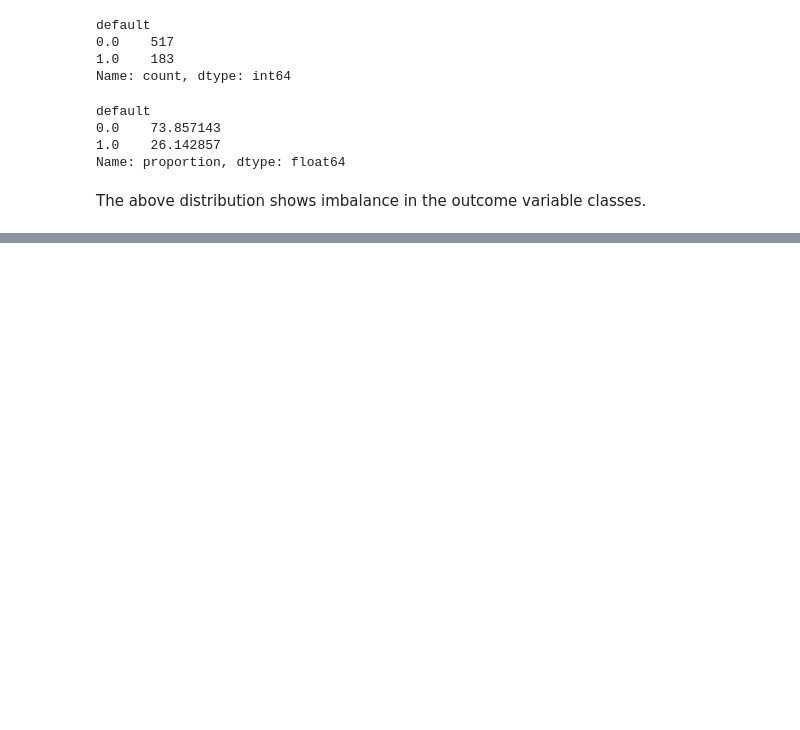
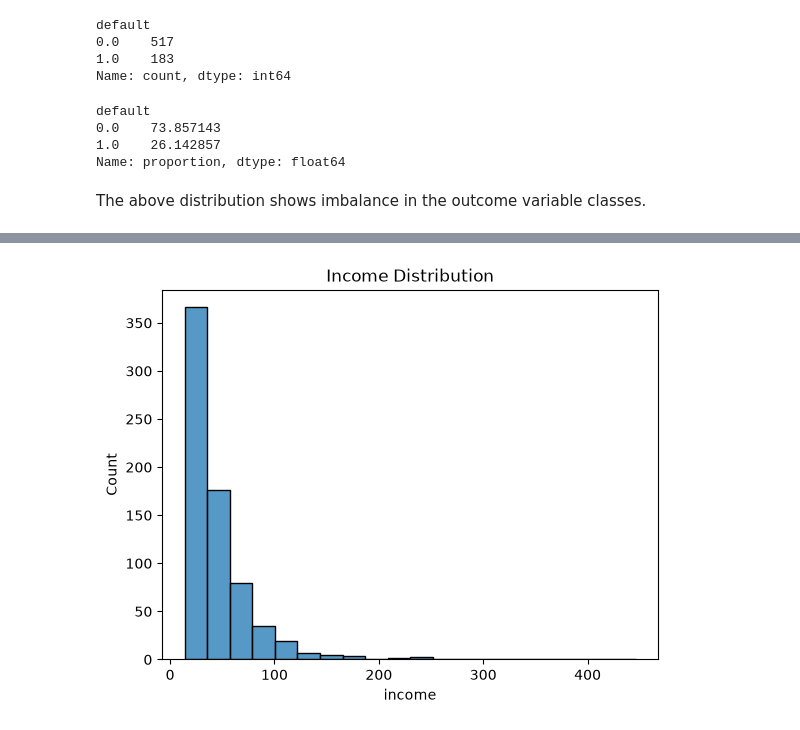
Before and after one commit to Yvesangwa/AI_labs, a Jupyter notebook: Lesson_15_AI_Applications/Loan_Default_Prediction.ipynb, the cells around one changed output, grey strips where cells are left out. Cells and saved outputs as stored; diff of their text form; code cells hidden in the pictures; blank space fills up the shorter version.

```diff
--- a/Lesson_15_AI_Applications/Loan_Default_Prediction.ipynb
+++ b/Lesson_15_AI_Applications/Loan_Default_Prediction.ipynb
@@ -118,0 +135,8 @@ The above distribution shows imbalance in the outcome variable classes.
+# %%
+# Income distribution
+
+sns.histplot(data=loan_data, x='income', bins=20)
+plt.title('Income Distribution')
+plt.show()
+# %% [output]
+[figure, added]
```
Also changed, not shown: parts of 15 cells of this notebook.
